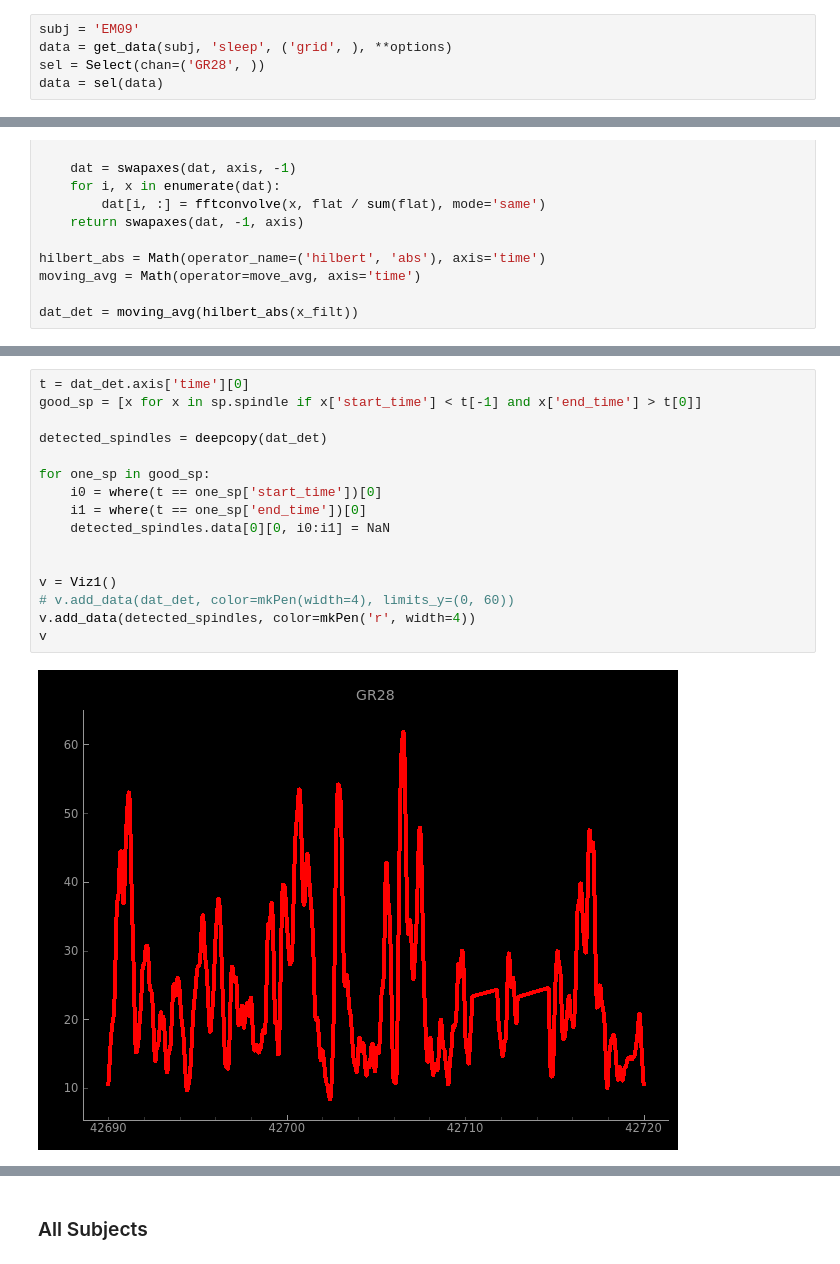
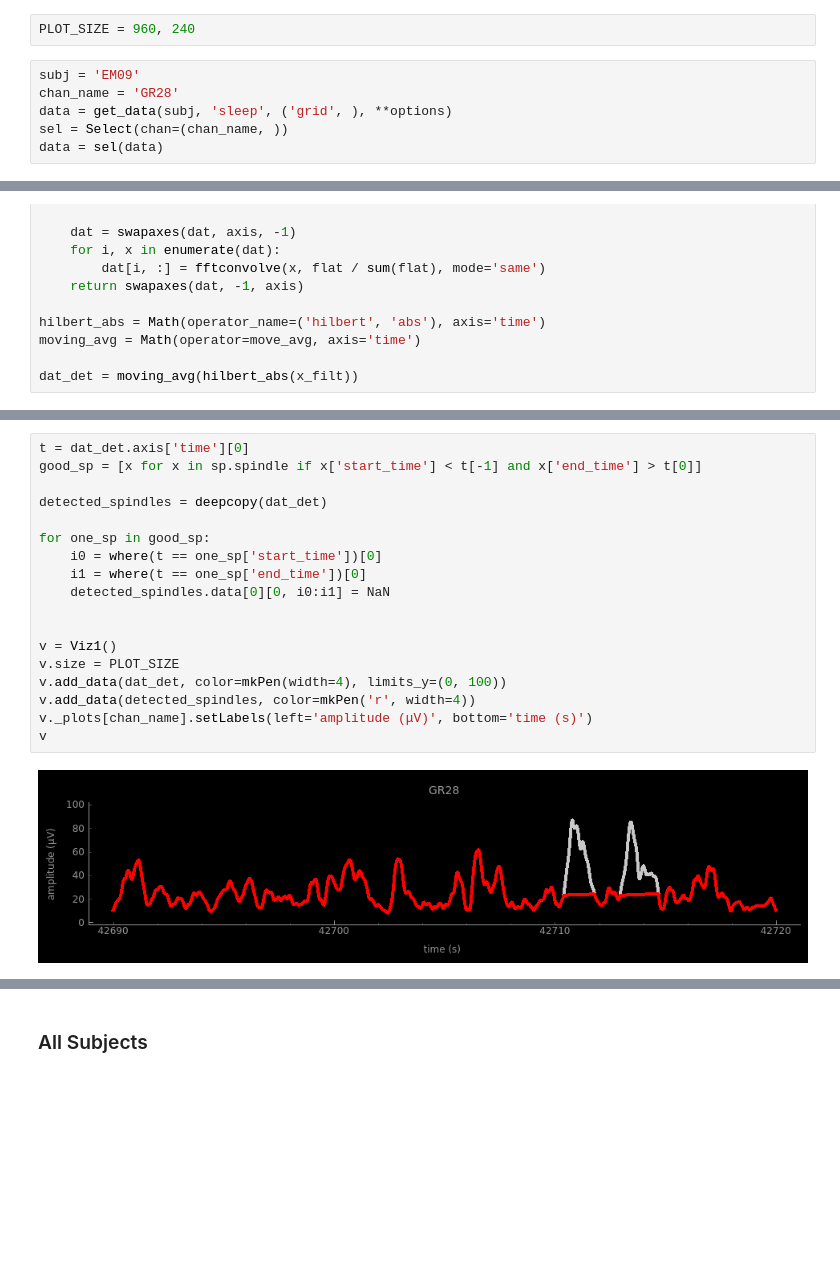
Before and after one commit to gpiantoni/spgr, a Jupyter notebook: spindle_detection_method.ipynb, the cells around one changed output, grey strips where cells are left out. Cells and saved outputs as stored; diff of their text form; blank space fills up the shorter version.

```diff
--- a/spindle_detection_method.ipynb
+++ b/spindle_detection_method.ipynb
@@ -48,10 +48,13 @@ We computed the power spectrum over the spindle interval and the peak in the pow
 LIMITS = (9, 16)
 
 detsp = DetectSpindle(method='Nir2011', frequency=LIMITS, duration=(0.5, 2))
+# %%
+PLOT_SIZE = 960, 240
 # %%
 subj = 'EM09'
+chan_name = 'GR28'
 data = get_data(subj, 'sleep', ('grid', ), **options)
-sel = Select(chan=('GR28', ))
+sel = Select(chan=(chan_name, ))
 data = sel(data)
 # %% [output]
 INFO:/home/gpiantoni/projects/spgr/scripts/spgr/read_data.py:Subj EM09, reading data: EM09_sleep_grid_hp005_lp500_rs256.pkl
@@ -105,18 +113,20 @@ v
 # %%
 t = dat_det.axis['time'][0]
 good_sp = [x for x in sp.spindle if x['start_time'] < t[-1] and x['end_time'] > t[0]]
 
 detected_spindles = deepcopy(dat_det)
 
 for one_sp in good_sp:
     i0 = where(t == one_sp['start_time'])[0]
     i1 = where(t == one_sp['end_time'])[0]
     detected_spindles.data[0][0, i0:i1] = NaN
 
 
 v = Viz1()
-# v.add_data(dat_det, color=mkPen(width=4), limits_y=(0, 60))
+v.size = PLOT_SIZE
+v.add_data(dat_det, color=mkPen(width=4), limits_y=(0, 100))
 v.add_data(detected_spindles, color=mkPen('r', width=4))
+v._plots[chan_name].setLabels(left='amplitude (μV)', bottom='time (s)')
 v
 # %% [output]
-[figure, old version]
+[figure, new version]
```
Also changed, not shown: parts of 15 cells of this notebook, 1 other file.
